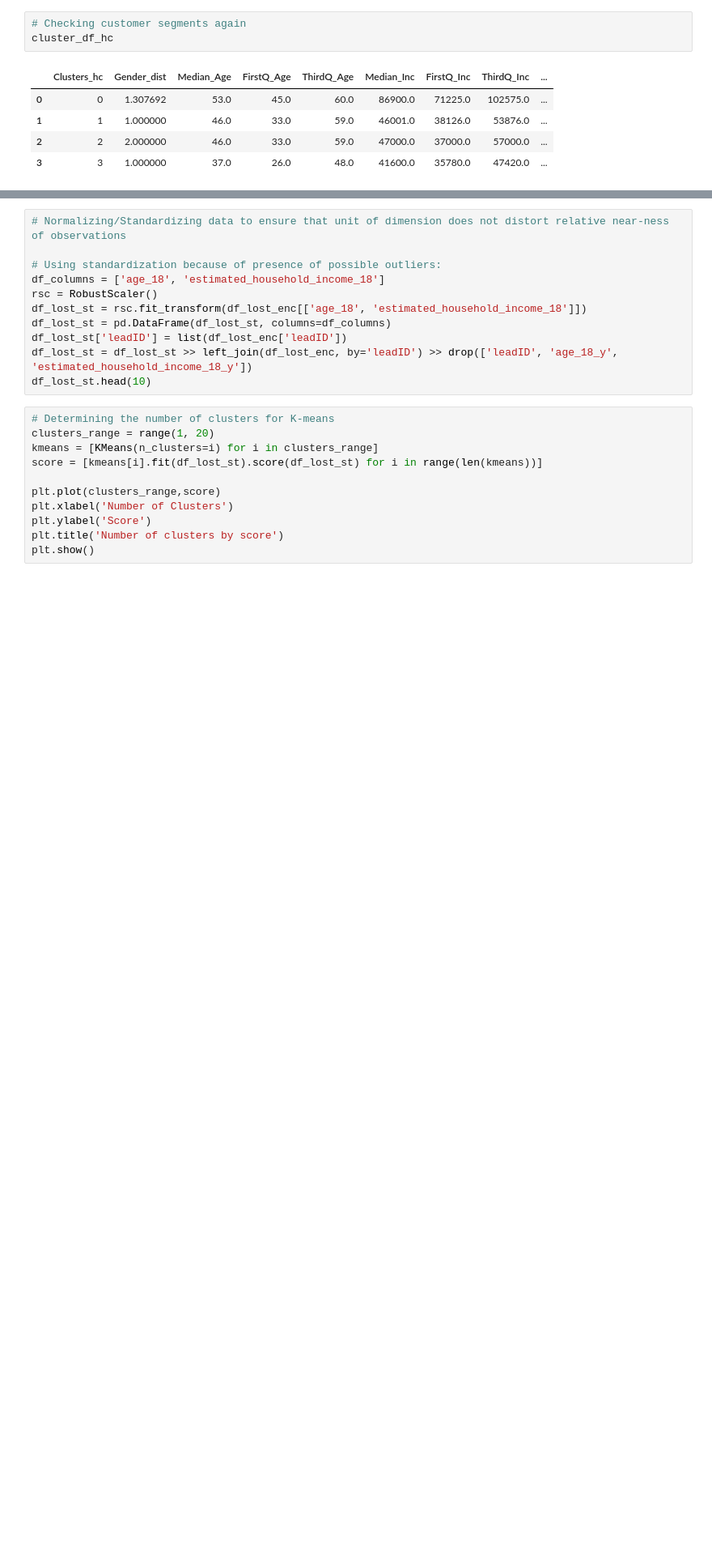
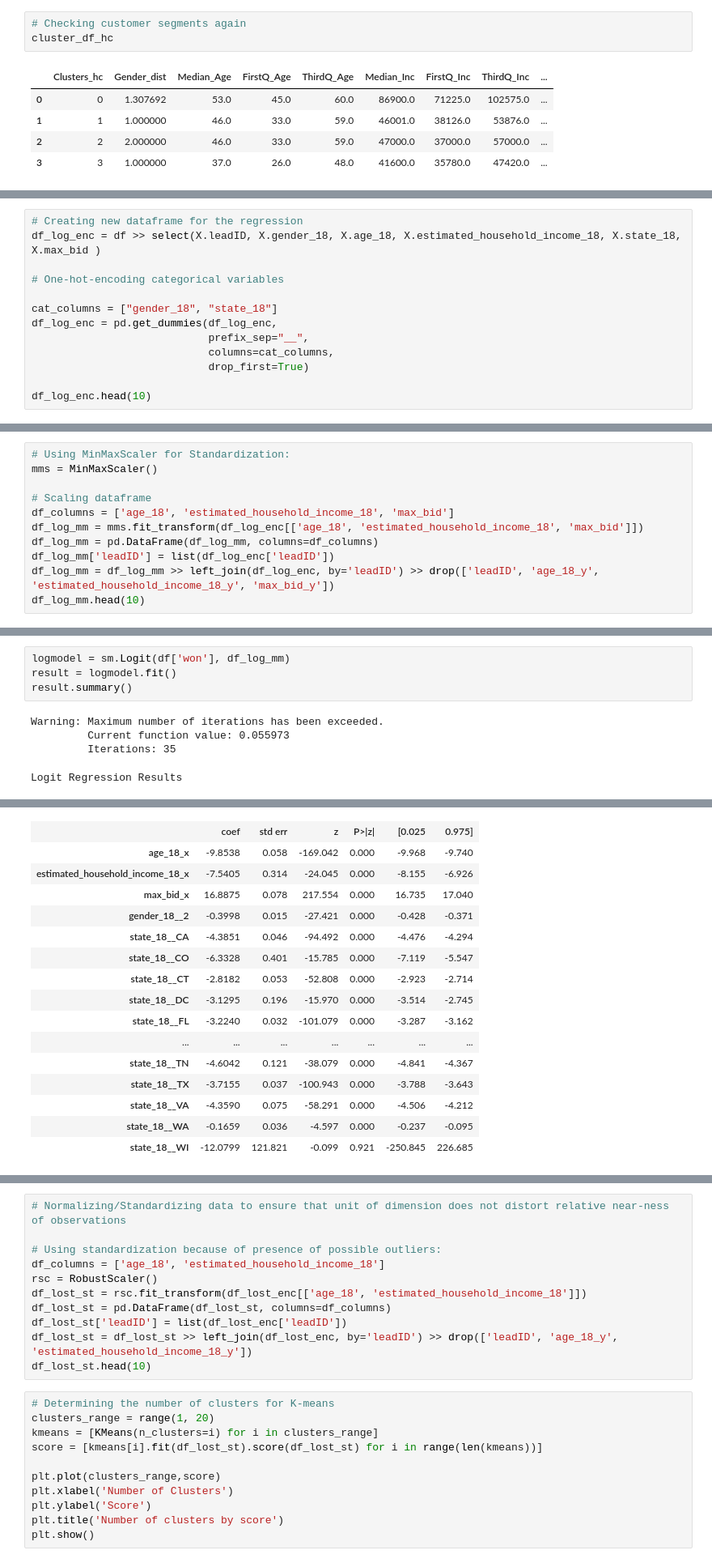
Before and after one commit to ZsoltNagy86/ABC_LLC_Leads, a Jupyter notebook: ABC_LLC_Leads.ipynb, the cells around one changed output, grey strips where cells are left out. Shown at 81% size. Drawn from its saved outputs; the diff is of its cells as text; blank space fills up the shorter version.

```diff
--- a/ABC_LLC_Leads.ipynb
+++ b/ABC_LLC_Leads.ipynb
@@ -801,0 +825,13 @@ Estimated income potential: 16286544.0 USD
+# %%
+# Creating new dataframe for the regression
+df_log_enc = df >> select(X.leadID, X.gender_18, X.age_18, X.estimated_household_income_18, X.state_18, X.max_bid )
+
+# One-hot-encoding categorical variables
+
+cat_columns = ["gender_18", "state_18"]
+df_log_enc = pd.get_dummies(df_log_enc,
+                            prefix_sep="__",
+                            columns=cat_columns,
+                            drop_first=True)
+
+df_log_enc.head(10)
@@ -801,0 +851,11 @@ Estimated income potential: 16286544.0 USD
+# %%
+# Using MinMaxScaler for Standardization:
+mms = MinMaxScaler()
+
+# Scaling dataframe
+df_columns = ['age_18', 'estimated_household_income_18', 'max_bid']
+df_log_mm = mms.fit_transform(df_log_enc[['age_18', 'estimated_household_income_18', 'max_bid']])
+df_log_mm = pd.DataFrame(df_log_mm, columns=df_columns)
+df_log_mm['leadID'] = list(df_log_enc['leadID'])
+df_log_mm = df_log_mm >> left_join(df_log_enc, by='leadID') >> drop(['leadID', 'age_18_y', 'estimated_household_income_18_y', 'max_bid_y'])
+df_log_mm.head(10)
@@ -801,0 +875,9 @@ Estimated income potential: 16286544.0 USD
+# %%
+logmodel = sm.Logit(df['won'], df_log_mm)
+result = logmodel.fit()
+result.summary()
+# %% [output]
+Warning: Maximum number of iterations has been exceeded.
+         Current function value: 0.055973
+         Iterations: 35
+Logit Regression Results
@@ -801,0 +891,16 @@ Estimated income potential: 16286544.0 USD
+|  | coef | std err | z | P>|z| | [0.025 | 0.975] |
+| age_18_x | -9.8538 | 0.058 | -169.042 | 0.000 | -9.968 | -9.740 |
+| estimated_household_income_18_x | -7.5405 | 0.314 | -24.045 | 0.000 | -8.155 | -6.926 |
+| max_bid_x | 16.8875 | 0.078 | 217.554 | 0.000 | 16.735 | 17.040 |
+| gender_18__2 | -0.3998 | 0.015 | -27.421 | 0.000 | -0.428 | -0.371 |
+| state_18__CA | -4.3851 | 0.046 | -94.492 | 0.000 | -4.476 | -4.294 |
+| state_18__CO | -6.3328 | 0.401 | -15.785 | 0.000 | -7.119 | -5.547 |
+| state_18__CT | -2.8182 | 0.053 | -52.808 | 0.000 | -2.923 | -2.714 |
+| state_18__DC | -3.1295 | 0.196 | -15.970 | 0.000 | -3.514 | -2.745 |
+| state_18__FL | -3.2240 | 0.032 | -101.079 | 0.000 | -3.287 | -3.162 |
+| ... | ... | ... | ... | ... | ... | ... |
+| state_18__TN | -4.6042 | 0.121 | -38.079 | 0.000 | -4.841 | -4.367 |
+| state_18__TX | -3.7155 | 0.037 | -100.943 | 0.000 | -3.788 | -3.643 |
+| state_18__VA | -4.3590 | 0.075 | -58.291 | 0.000 | -4.506 | -4.212 |
+| state_18__WA | -0.1659 | 0.036 | -4.597 | 0.000 | -0.237 | -0.095 |
+| state_18__WI | -12.0799 | 121.821 | -0.099 | 0.921 | -250.845 | 226.685 |
```
Also changed, not shown: parts of 15 cells of this notebook, 2 other files.
